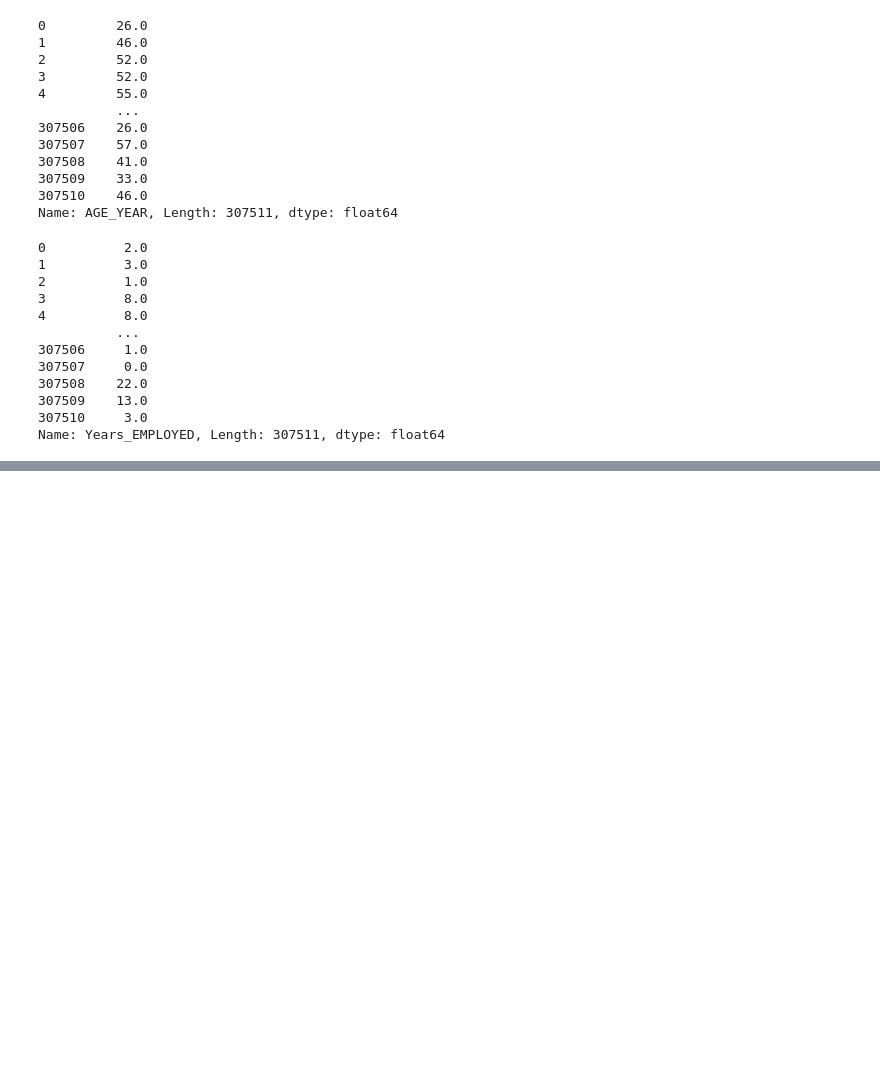
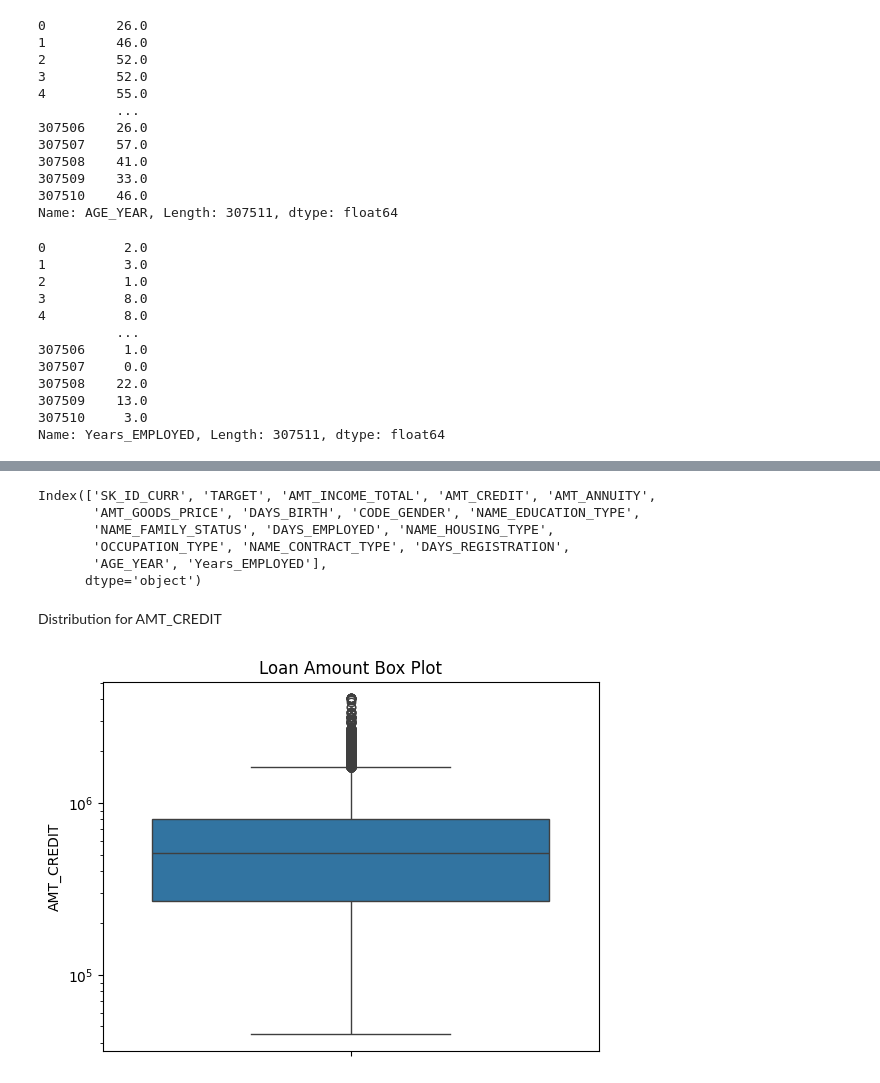
Before and after one commit to atharva3428/home-credit-analysis, a Jupyter notebook: analysis.ipynb, the cells around one changed output, grey strips where cells are left out. Drawn from its saved outputs; the diff is of its cells as text; code cells hidden in the pictures; blank space fills up the shorter version.

```diff
--- a/analysis.ipynb
+++ b/analysis.ipynb
@@ -95,0 +117,18 @@ Name: Years_EMPLOYED, Length: 307511, dtype: float64
+# %%
+df.columns
+# %% [output]
+Index(['SK_ID_CURR', 'TARGET', 'AMT_INCOME_TOTAL', 'AMT_CREDIT', 'AMT_ANNUITY',
+       'AMT_GOODS_PRICE', 'DAYS_BIRTH', 'CODE_GENDER', 'NAME_EDUCATION_TYPE',
+       'NAME_FAMILY_STATUS', 'DAYS_EMPLOYED', 'NAME_HOUSING_TYPE',
+       'OCCUPATION_TYPE', 'NAME_CONTRACT_TYPE', 'DAYS_REGISTRATION',
+       'AGE_YEAR', 'Years_EMPLOYED'],
+      dtype='object')
+# %% [markdown]
+Distribution for AMT_CREDIT
+# %%
+sns.boxplot(df['AMT_CREDIT'])
+plt.title("Loan Amount Box Plot")
+plt.yscale('log')
+plt.show()
+# %% [output]
+[figure, added]
```
Also changed, not shown: parts of 15 cells of this notebook.
